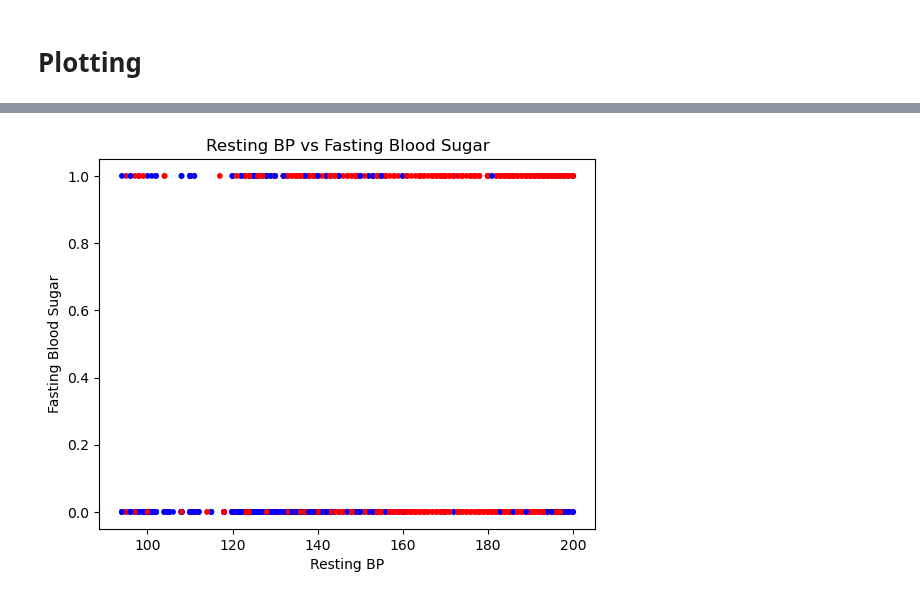
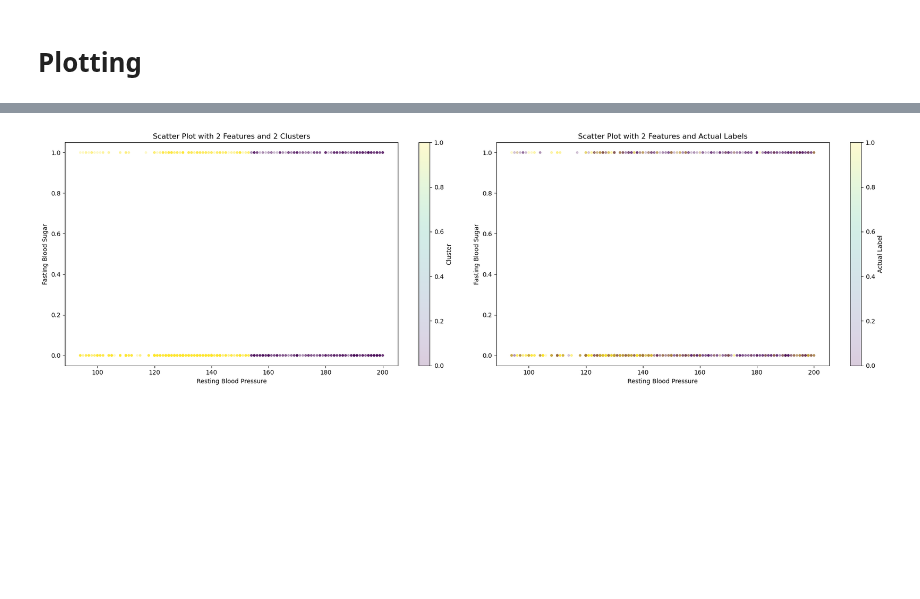
Before and after one commit to ml-cvd-prediction/ml-cvd-prediction.github.io, a Jupyter notebook: src/kmeans.ipynb, the cells around one changed output, grey strips where cells are left out. Cells and saved outputs as stored; diff of their text form; code cells hidden in the pictures; blank space fills up the shorter version.

```diff
--- a/src/kmeans.ipynb
+++ b/src/kmeans.ipynb
@@ -293,9 +257,22 @@ K Means Accuracy with 2 features = 0.6976208749040675
-# %%
-colors = ['red' if target == 1 else 'blue' for target in data['target']]
-plt.scatter(data['restingBP'], data['fastingbloodsugar'], c=colors, s=10)  # s=10 sets the size of the dots
-plt.xlabel('Resting BP')
-plt.ylabel('Fasting Blood Sugar')
-plt.title('Resting BP vs Fasting Blood Sugar')
-plt.show()
-# %% [output]
-[figure, removed]
+# %%
+# Scatter plot with 2 features and 2 clusters
+fig, axes = plt.subplots(1, 2, figsize=(20, 6))
+
+# Plot with predicted clusters
+axes[0].scatter(current_data['restingBP'], current_data['fastingbloodsugar'], c=test_clusters, s=10, alpha=0.2)
+axes[0].set_xlabel('Resting Blood Pressure')
+axes[0].set_ylabel('Fasting Blood Sugar')
+axes[0].set_title('Scatter Plot with 2 Features and 2 Clusters')
+fig.colorbar(axes[0].collections[0], ax=axes[0], label='Cluster')
+
+# Plot with actual labels
+axes[1].scatter(current_data['restingBP'], current_data['fastingbloodsugar'], c=1-labels, s=10, alpha=0.2)
+axes[1].set_xlabel('Resting Blood Pressure')
+axes[1].set_ylabel('Fasting Blood Sugar')
+axes[1].set_title('Scatter Plot with 2 Features and Actual Labels')
+fig.colorbar(axes[1].collections[0], ax=axes[1], label='Actual Label')
+
+plt.tight_layout()
+plt.show()
+# %% [output]
+[figure, added]
```
Also changed, not shown: parts of 5 cells of this notebook, 5 other files.
